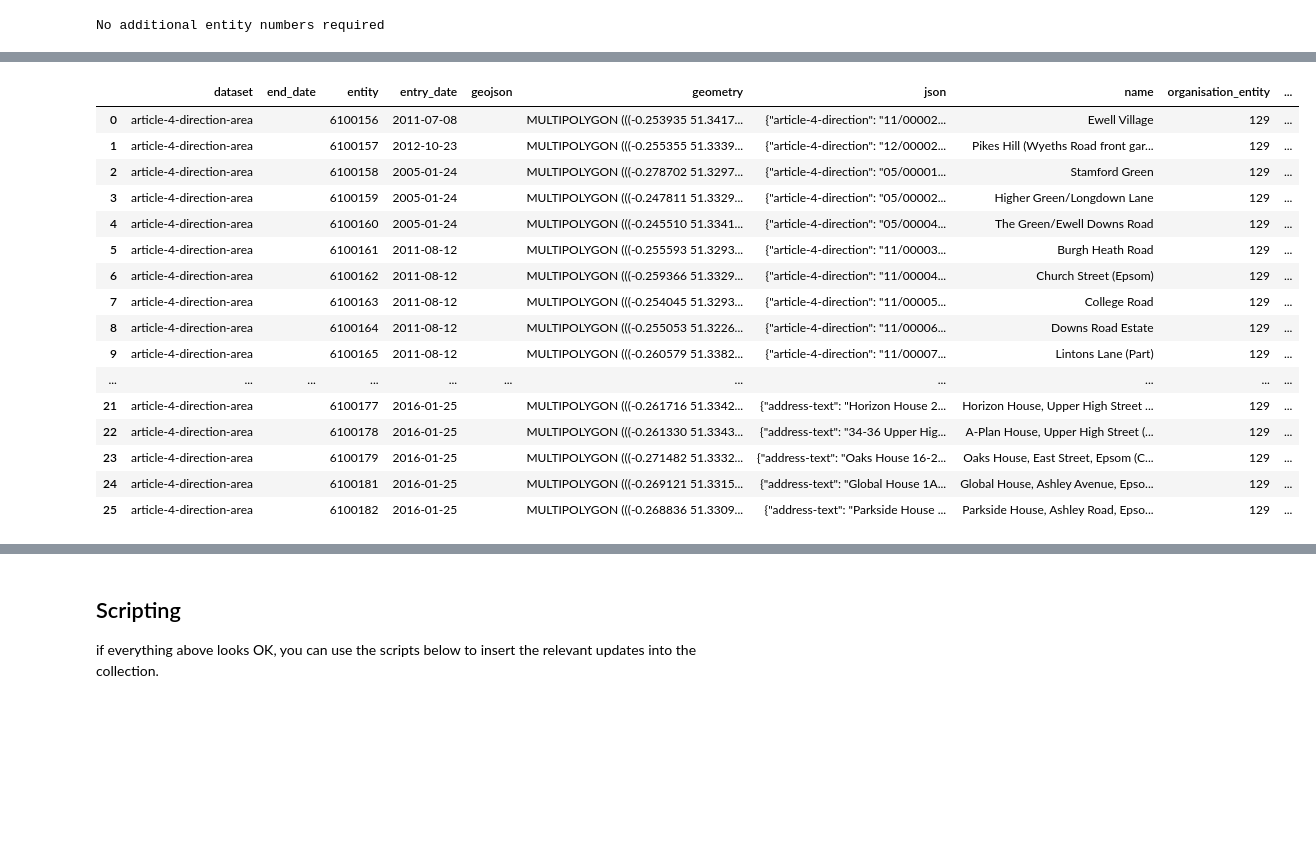
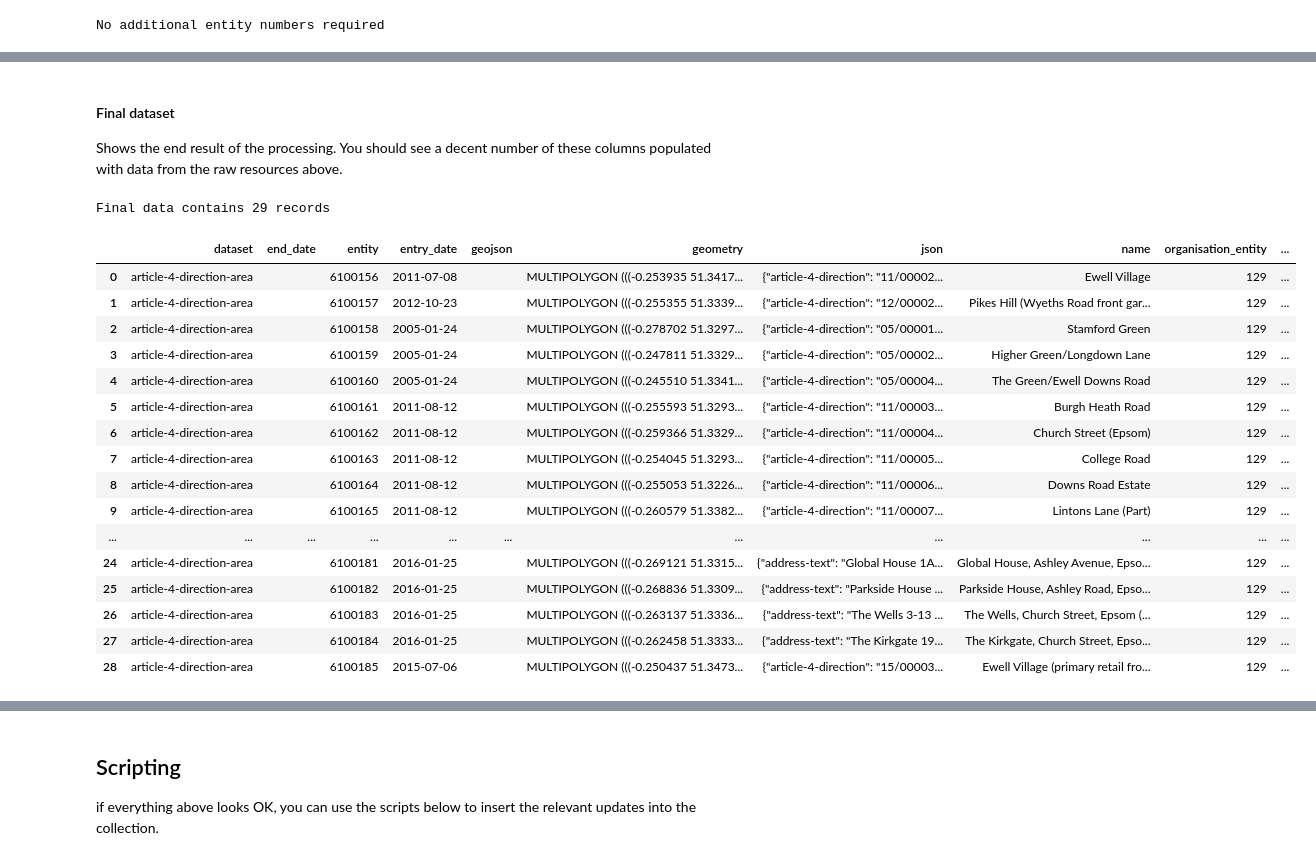
Before and after one commit to digital-land/jupyter-analysis, a Jupyter notebook: endpoint_checker/endpoint_checker.ipynb, the cells around one changed output, grey strips where cells are left out. Drawn from its saved outputs; the diff is of its cells as text; code cells hidden in the pictures; blank space fills up the shorter version.

```diff
--- a/endpoint_checker/endpoint_checker.ipynb
+++ b/endpoint_checker/endpoint_checker.ipynb
@@ -190,25 +246,36 @@ Below are two tables which show the difference betwen what was provided to us an
+# %% [markdown]
+#### Final dataset
+
+Shows the end result of the processing. You should see a decent number of these columns populated with data from the raw resources above.
 # %%
 dataset_db = DatasetSqlite(os.path.join(data_dir,'dataset',f'{dataset}.sqlite3'))
 results = dataset_db.get_entities()
-results.head(26)
+
+final_length = len(results)
+
+print("")
+print (F"Final data contains {final_length} records")
+
+results
 # %% [output]
+Final data contains 29 records
 |  | dataset | end_date | entity | entry_date | geojson | geometry | json | name | organisation_entity | ... |
 | 0 | article-4-direction-area |  | 6100156 | 2011-07-08 |  | MULTIPOLYGON (((-0.253935 51.3417... | {"article-4-direction": "11/00002... | Ewell Village | 129 | ... |
 | 1 | article-4-direction-area |  | 6100157 | 2012-10-23 |  | MULTIPOLYGON (((-0.255355 51.3339... | {"article-4-direction": "12/00002... | Pikes Hill (Wyeths Road front gar... | 129 | ... |
 | 2 | article-4-direction-area |  | 6100158 | 2005-01-24 |  | MULTIPOLYGON (((-0.278702 51.3297... | {"article-4-direction": "05/00001... | Stamford Green | 129 | ... |
 | 3 | article-4-direction-area |  | 6100159 | 2005-01-24 |  | MULTIPOLYGON (((-0.247811 51.3329... | {"article-4-direction": "05/00002... | Higher Green/Longdown Lane | 129 | ... |
 | 4 | article-4-direction-area |  | 6100160 | 2005-01-24 |  | MULTIPOLYGON (((-0.245510 51.3341... | {"article-4-direction": "05/00004... | The Green/Ewell Downs Road | 129 | ... |
 | 5 | article-4-direction-area |  | 6100161 | 2011-08-12 |  | MULTIPOLYGON (((-0.255593 51.3293... | {"article-4-direction": "11/00003... | Burgh Heath Road | 129 | ... |
 | 6 | article-4-direction-area |  | 6100162 | 2011-08-12 |  | MULTIPOLYGON (((-0.259366 51.3329... | {"article-4-direction": "11/00004... | Church Street (Epsom) | 129 | ... |
 | 7 | article-4-direction-area |  | 6100163 | 2011-08-12 |  | MULTIPOLYGON (((-0.254045 51.3293... | {"article-4-direction": "11/00005... | College Road | 129 | ... |
 | 8 | article-4-direction-area |  | 6100164 | 2011-08-12 |  | MULTIPOLYGON (((-0.255053 51.3226... | {"article-4-direction": "11/00006... | Downs Road Estate | 129 | ... |
 | 9 | article-4-direction-area |  | 6100165 | 2011-08-12 |  | MULTIPOLYGON (((-0.260579 51.3382... | {"article-4-direction": "11/00007... | Lintons Lane (Part) | 129 | ... |
 | ... | ... | ... | ... | ... | ... | ... | ... | ... | ... | ... |
-| 21 | article-4-direction-area |  | 6100177 | 2016-01-25 |  | MULTIPOLYGON (((-0.261716 51.3342... | {"address-text": "Horizon House 2... | Horizon House, Upper High Street ... | 129 | ... |
-| 22 | article-4-direction-area |  | 6100178 | 2016-01-25 |  | MULTIPOLYGON (((-0.261330 51.3343... | {"address-text": "34-36 Upper Hig... | A-Plan House, Upper High Street (... | 129 | ... |
-| 23 | article-4-direction-area |  | 6100179 | 2016-01-25 |  | MULTIPOLYGON (((-0.271482 51.3332... | {"address-text": "Oaks House 16-2... | Oaks House, East Street, Epsom (C... | 129 | ... |
 | 24 | article-4-direction-area |  | 6100181 | 2016-01-25 |  | MULTIPOLYGON (((-0.269121 51.3315... | {"address-text": "Global House 1A... | Global House, Ashley Avenue, Epso... | 129 | ... |
 | 25 | article-4-direction-area |  | 6100182 | 2016-01-25 |  | MULTIPOLYGON (((-0.268836 51.3309... | {"address-text": "Parkside House ... | Parkside House, Ashley Road, Epso... | 129 | ... |
+| 26 | article-4-direction-area |  | 6100183 | 2016-01-25 |  | MULTIPOLYGON (((-0.263137 51.3336... | {"address-text": "The Wells 3-13 ... | The Wells, Church Street, Epsom (... | 129 | ... |
+| 27 | article-4-direction-area |  | 6100184 | 2016-01-25 |  | MULTIPOLYGON (((-0.262458 51.3333... | {"address-text": "The Kirkgate 19... | The Kirkgate, Church Street, Epso... | 129 | ... |
+| 28 | article-4-direction-area |  | 6100185 | 2015-07-06 |  | MULTIPOLYGON (((-0.250437 51.3473... | {"article-4-direction": "15/00003... | Ewell Village (primary retail fro... | 129 | ... |
 # %%
 # load in raw resources
 collection = Collection(os.path.join(data_dir,'collection'))
```
Also changed, not shown: parts of 22 cells of this notebook.
